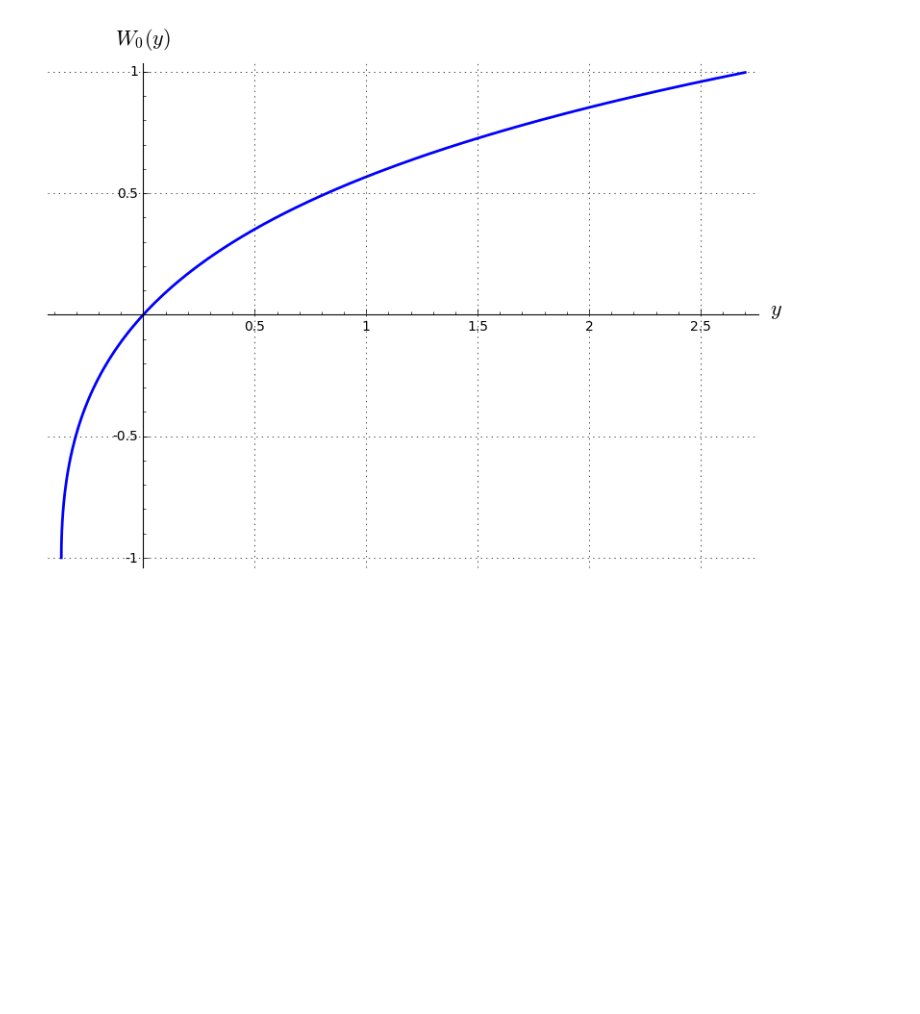
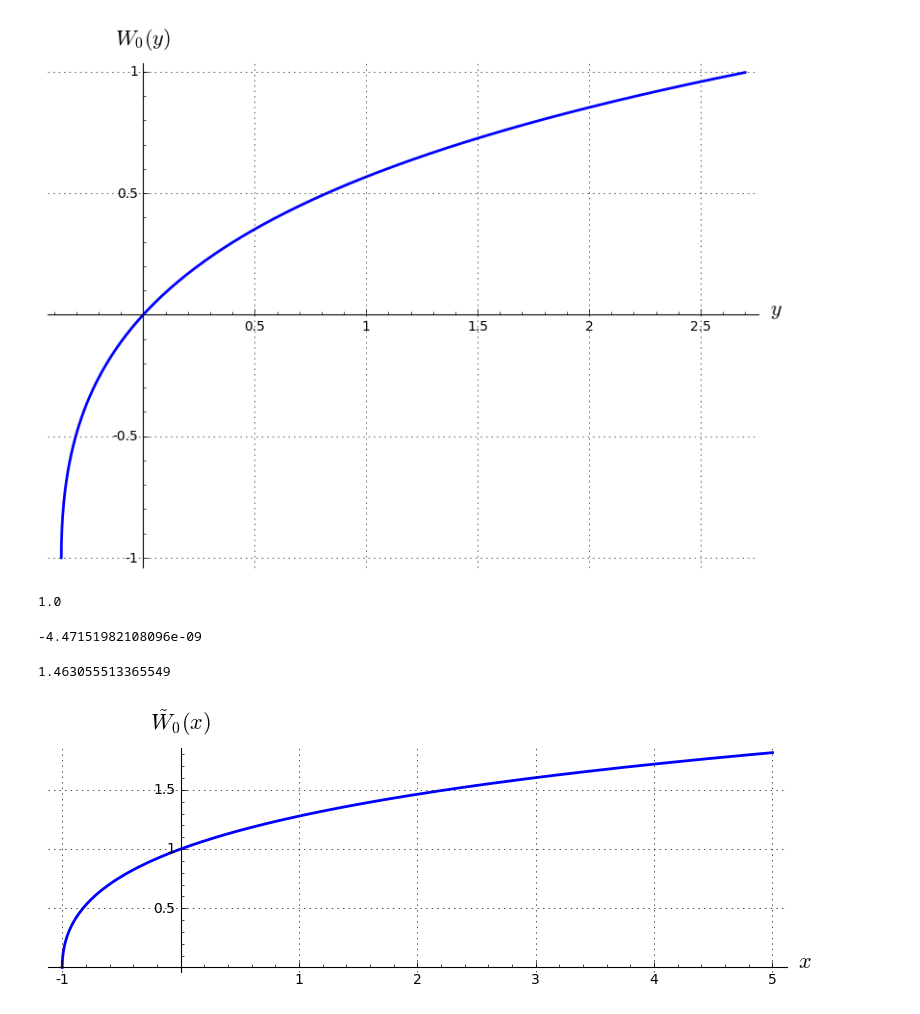
Before and after one commit to egourgoulhon/BHLectures, a Jupyter notebook: sage/Lambert_W0.ipynb, the cells around one changed output. Drawn from its saved outputs; the diff is of its cells as text; code cells hidden in the pictures; blank space fills up the shorter version.

```diff
--- a/sage/Lambert_W0.ipynb
+++ b/sage/Lambert_W0.ipynb
@@ -26,3 +26,24 @@ graph
 [figure]
 # %%
 graph.save('max_lambert_W0.pdf')
+# %%
+def w(x):
+    return RDF(lambert_w(RDF(x/e)) + 1)
+# %%
+w(0)
+# %% [output]
+1.0
+# %%
+w(-1)
+# %% [output]
+-4.47151982108096e-09
+# %%
+w(2)
+# %% [output]
+1.463055513365549
+# %%
+graph = plot(w, (x, -1, 5), aspect_ratio=1, axes_labels=[r'$x$', r'$\tilde{W}_0(x)$'],
+             thickness=2, gridlines=True)
+graph
+# %% [output]
+[figure, added]
```
Also changed, not shown: parts of 1 cell of this notebook, 4 other files.
